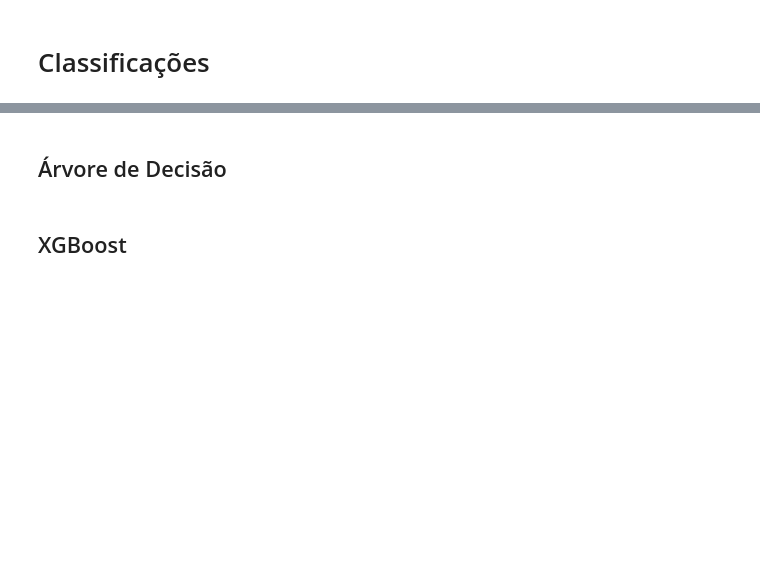
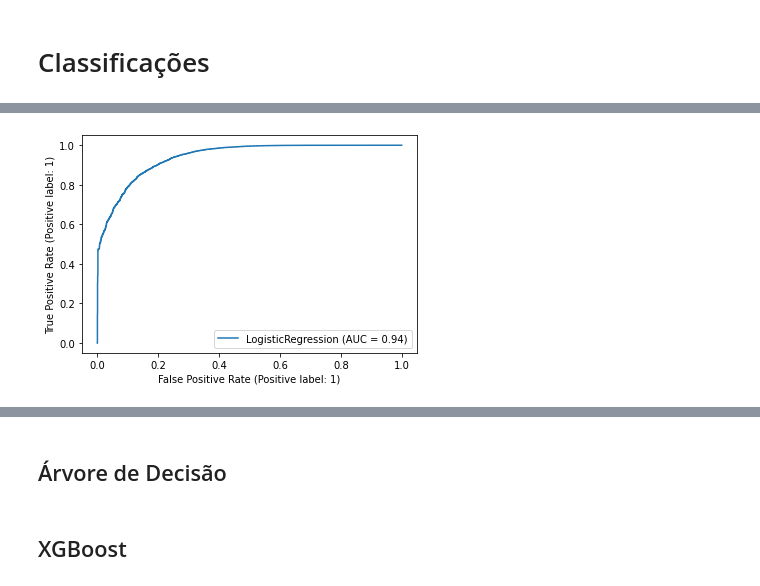
Before and after one commit to phobeiro/TERA-desafio-3, a Jupyter notebook: desafio-3-2.ipynb, the cells around one changed output, grey strips where cells are left out. Saved outputs shown, nothing was run; the diff lists cells and outputs as text; code cells hidden in the pictures; blank space fills up the shorter version.

```diff
--- a/desafio-3-2.ipynb
+++ b/desafio-3-2.ipynb
@@ -53,4 +55,4 @@ from sklearn.model_selection import train_test_split
 x_df = df.drop('isFraud',axis=1)
 y_df = df[['isFraud']]
 
-X_treino, X_teste, y_treino, y_teste = train_test_split(x_df, y_df, test_size=0.8, random_state=42)
+X_treino, X_teste, y_treino, y_teste = train_test_split(x_df, y_df, test_size=0.3, random_state=42)
@@ -77,0 +101,7 @@ print(classification_report(y_teste, y_regPredicao, target_names=['Fraude', 'Nao
+# %%
+from sklearn.metrics import plot_roc_curve
+
+plot_roc_curve(regLogistica, X_teste, y_teste,)
+plt.show()
+# %% [output]
+[figure, added]
```
Also changed, not shown: parts of 23 cells of this notebook.
